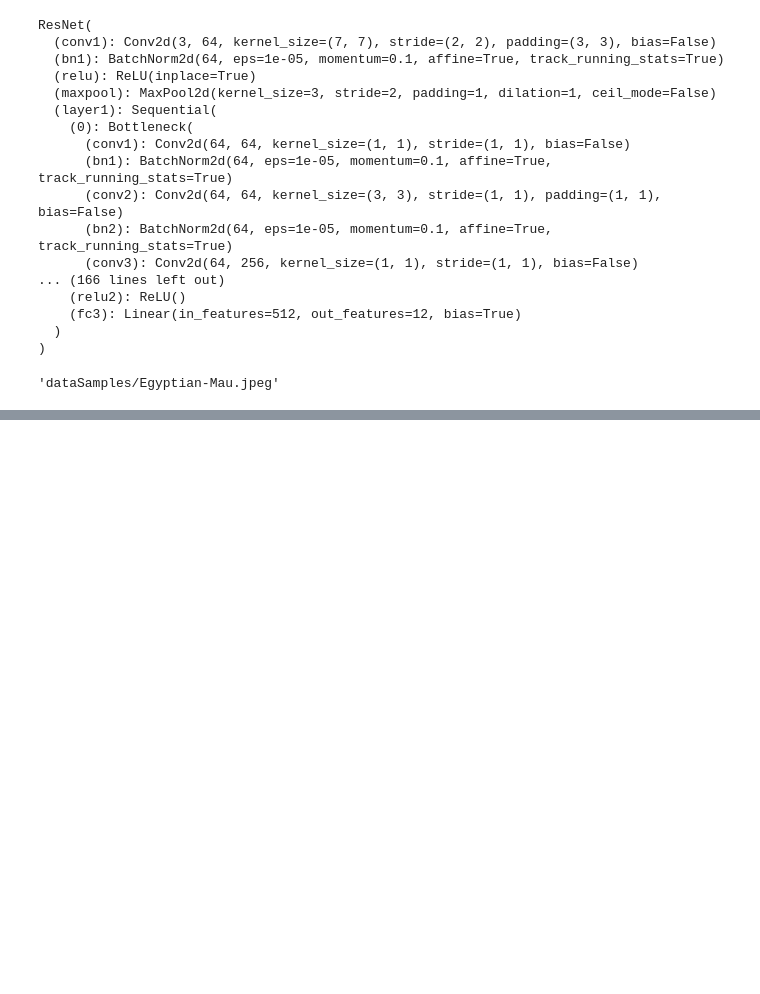
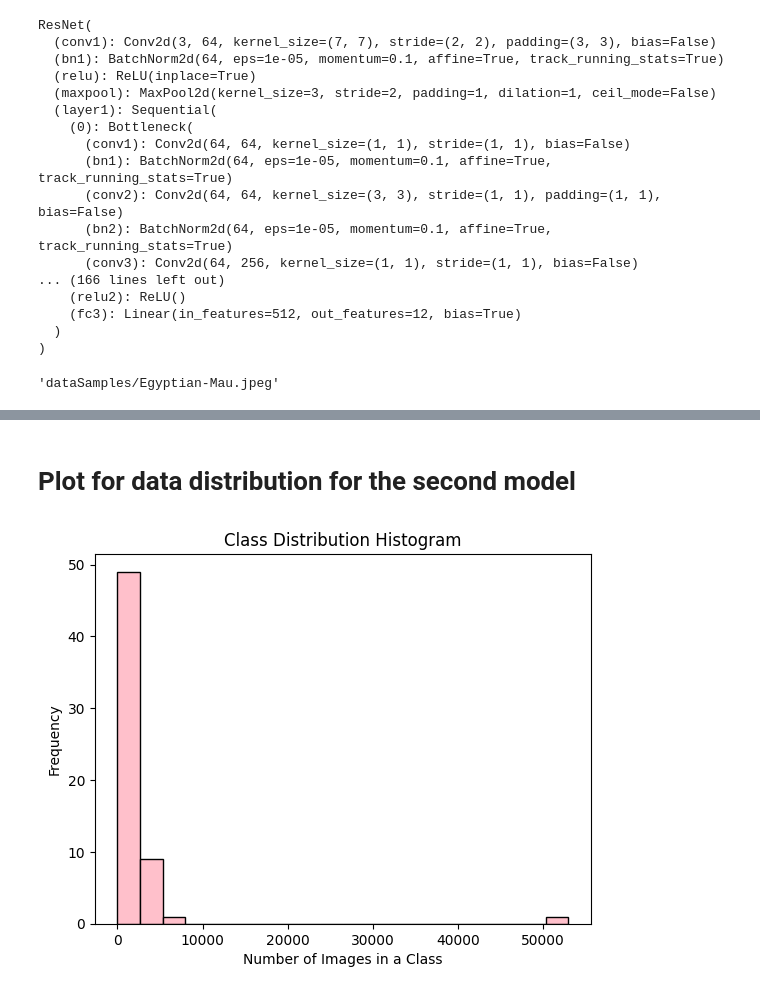
Before and after one commit to mahsageshvadi/AnimalGates, a Jupyter notebook: AnimalGateTesting.ipynb, the cells around one changed output, grey strips where cells are left out. Drawn from its saved outputs; the diff is of its cells as text; code cells hidden in the pictures; blank space fills up the shorter version.

```diff
--- a/AnimalGateTesting.ipynb
+++ b/AnimalGateTesting.ipynb
@@ -274,0 +275,2 @@ Our Model Prediction:           Bombay
+# %% [markdown]
+# Plot for data distribution for the second model
@@ -274,0 +279,13 @@ Our Model Prediction:           Bombay
+# %%
+class_distribution = [255, 991, 149, 5295, 19, 135, 254, 2477, 227, 1835, 567, 344, 8, 3468, 4, 84, 24, 3,
+                      171, 17, 119, 3230, 3152, 4499, 5482, 53000, 305, 471, 1184, 184, 1301, 127, 25, 68, 17,
+                      1418, 2059, 181, 148, 580, 118, 37, 491,
+                      101, 4018, 111, 134, 2669, 1870, 380, 77, 2888, 189, 94, 22, 1625, 36, 206, 3012, 2256]
+# %%
+plt.hist(class_distribution, bins=20, color='pink', edgecolor='black')
+plt.title('Class Distribution Histogram')
+plt.xlabel('Number of Images in a Class')
+plt.ylabel('Frequency')
+plt.show()
+# %% [output]
+[figure, added]
```
Also changed, not shown: parts of 12 cells of this notebook, 1 other file.
